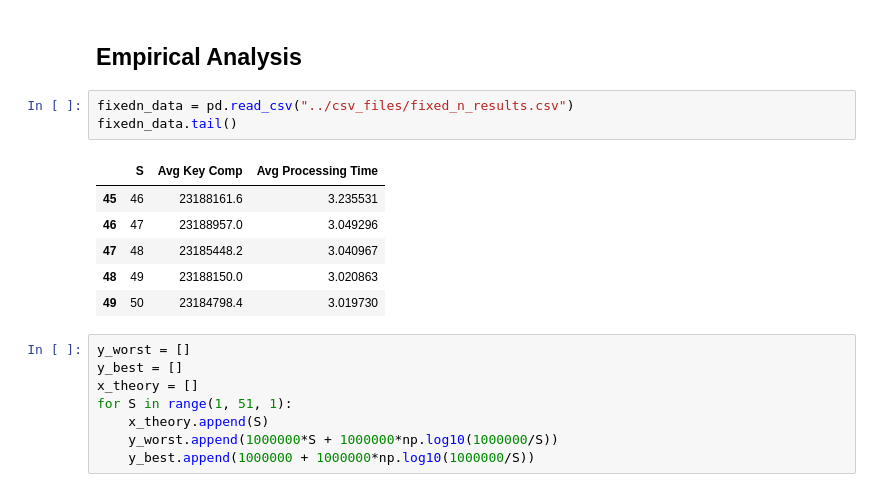
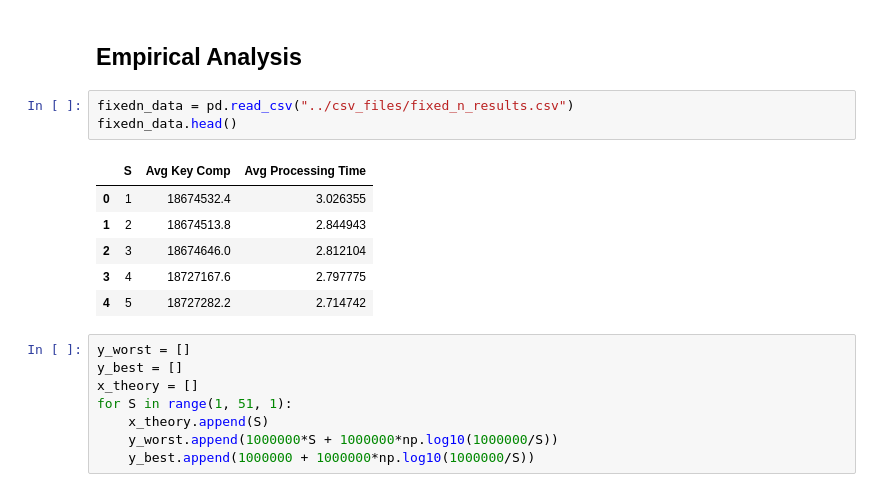
Before and after one commit to jdengoh/SC2001, a Jupyter notebook: Integration of Mergesort and Insertion Sort/src/Empirical vs Theoretical Analysis.ipynb, the cells around one changed output. Saved outputs shown, nothing was run; the diff lists cells and outputs as text.

```diff
--- a/Integration of Mergesort and Insertion Sort/src/Empirical vs Theoretical Analysis.ipynb
+++ b/Integration of Mergesort and Insertion Sort/src/Empirical vs Theoretical Analysis.ipynb
@@ -70,14 +70,14 @@ plt.show()
 ## Empirical Analysis
 # %%
 fixedn_data = pd.read_csv("../csv_files/fixed_n_results.csv")
-fixedn_data.tail()
+fixedn_data.head()
 # %% [output]
 |  | S | Avg Key Comp | Avg Processing Time |
-| 45 | 46 | 23188161.6 | 3.235531 |
-| 46 | 47 | 23188957.0 | 3.049296 |
-| 47 | 48 | 23185448.2 | 3.040967 |
-| 48 | 49 | 23188150.0 | 3.020863 |
-| 49 | 50 | 23184798.4 | 3.019730 |
+| 0 | 1 | 18674532.4 | 3.026355 |
+| 1 | 2 | 18674513.8 | 2.844943 |
+| 2 | 3 | 18674646.0 | 2.812104 |
+| 3 | 4 | 18727167.6 | 2.797775 |
+| 4 | 5 | 18727282.2 | 2.714742 |
 # %%
 y_worst = []
 y_best = []
```
Also changed, not shown: parts of 1 cell of this notebook.
